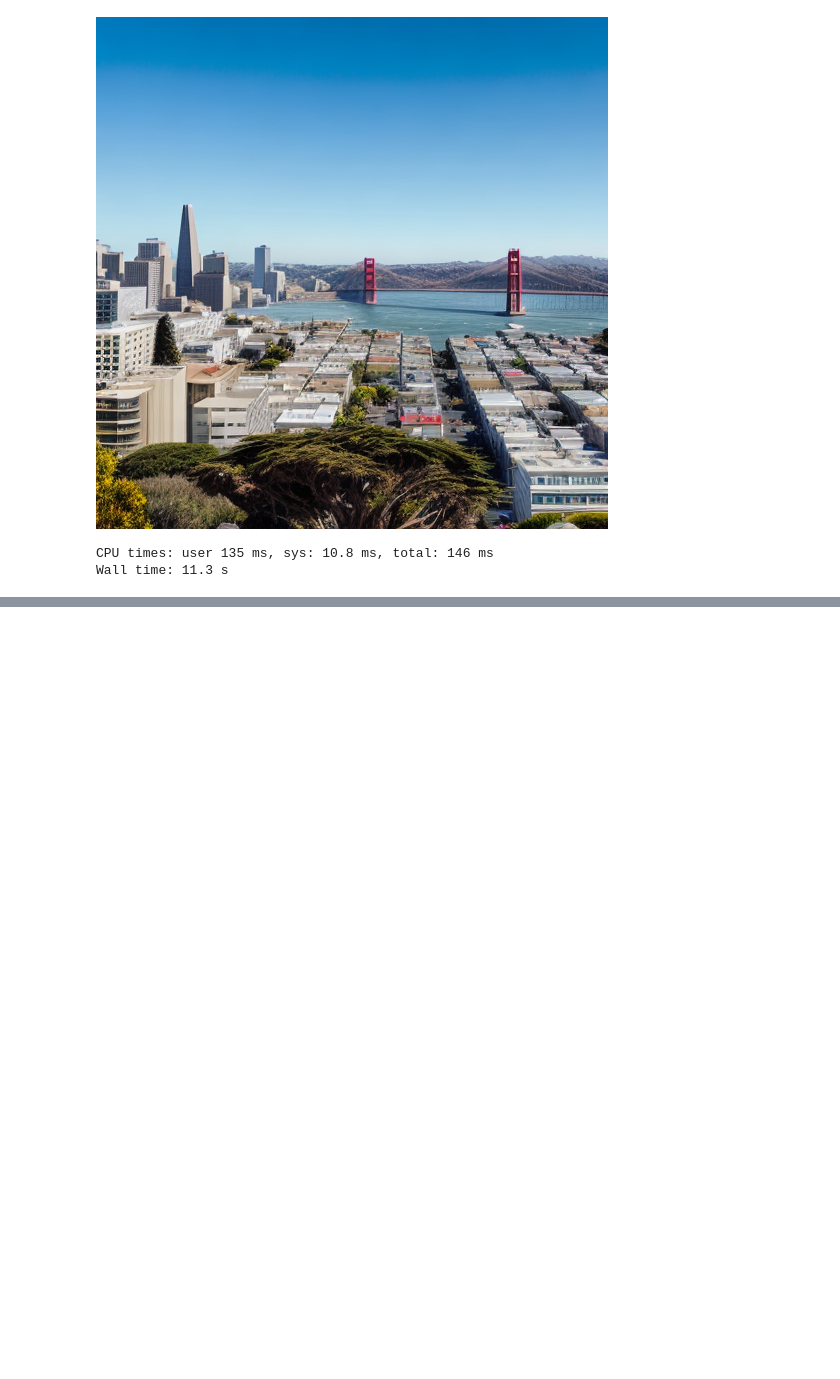
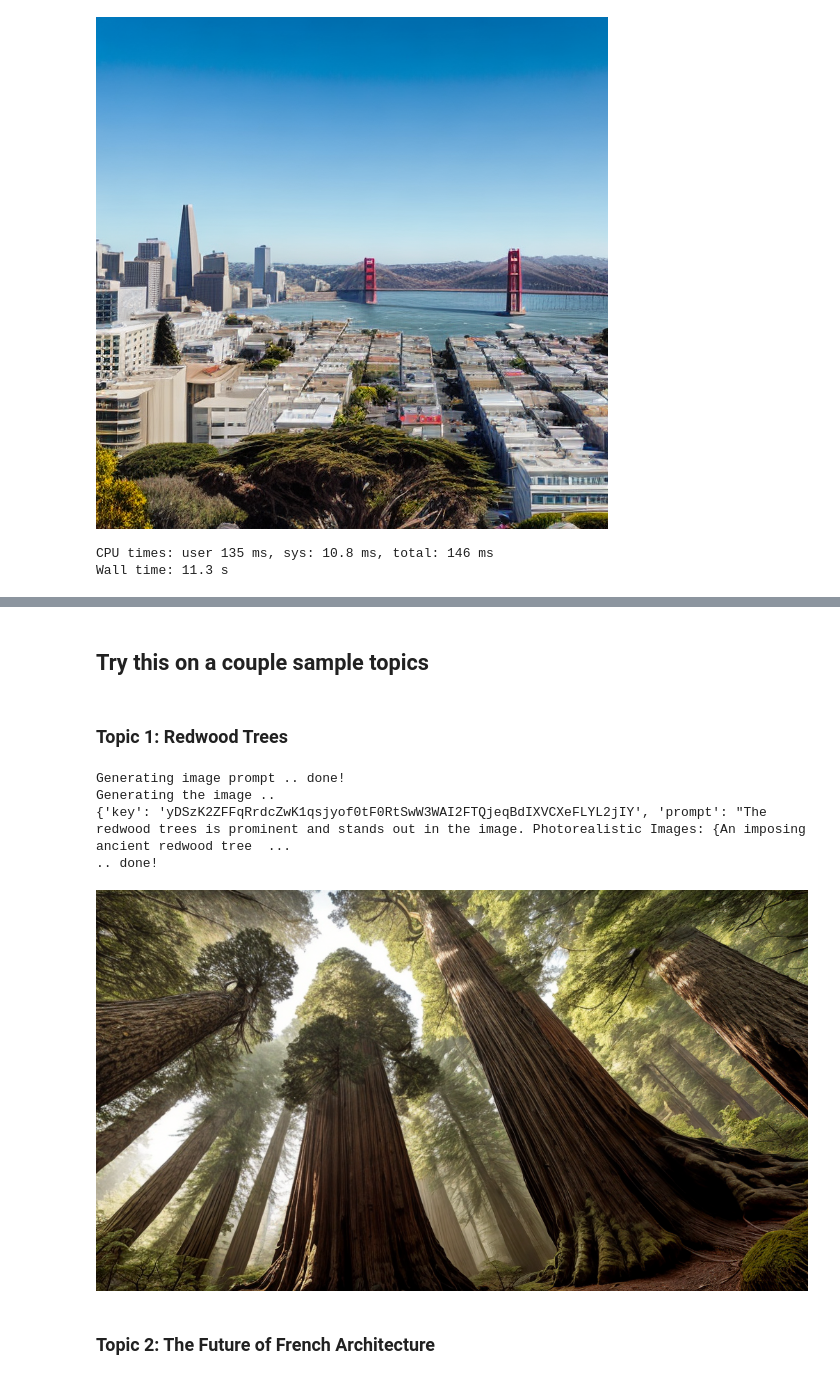
Before and after one commit to ashvardanian/extrapolaTED, a Jupyter notebook: article_generation/learn_to_generate_images.ipynb, the cells around one changed output, grey strips where cells are left out. Cells and saved outputs as stored; diff of their text form; code cells hidden in the pictures; blank space fills up the shorter version.

Commit message:
Use better image prompts.
Thanks to a good technique from Robert!

```diff
--- a/article_generation/learn_to_generate_images.ipynb
+++ b/article_generation/learn_to_generate_images.ipynb
@@ -70,0 +84,7 @@ Wall time: 11.3 s
+# %%
+# Load in the OpenAI API key.
+with open('config.json') as f:
+    openai.api_key = json.load(f)['api_key']
+# %%
+with open('betterfy_prompt.txt') as f:
+    betterfy_prompt = f.read()
@@ -70,0 +94,19 @@ Wall time: 11.3 s
+# %%
+def get_gpt_response(prompt, num_reply_tokens=7_000):
+    return openai.ChatCompletion.create(
+        model = 'gpt-4-32k',
+        messages = [
+            {
+                'role': 'user',
+                'content': prompt
+            }
+        ],
+        max_tokens = num_reply_tokens,
+        top_p = 1.0,
+        frequency_penalty = 0.0,
+        presence_penalty = 0.0
+    )['choices'][0]['message']['content']
+# %% [markdown]
+## Try this on a couple sample topics
+# %% [markdown]
+### Topic 1: Redwood Trees
@@ -70,0 +115,24 @@ Wall time: 11.3 s
+# %%
+init_prompt = f'The first slide image of a TED talk about {topic_str}'
+
+# Make the image prompt.
+gpt_prompt = betterfy_prompt.replace('@post', init_prompt)
+print('Generating image prompt .. ', end='', flush=True)
+gpt_reply = get_gpt_response(gpt_prompt)
+print('done!')
+img_prompt = f'The {topic_str} is prominent and stands out in the image. ' + gpt_reply
+
+# Generate the image.
+print('Generating the image .. ')
+img_url = ask_for_image_url(img_prompt, num_inference_steps=51, width=1024, height=576, enhance_prompt='no')
+img = display_image_from_url(img_url)
+print('.. done!')
+display(img)
+# %% [output]
+Generating image prompt .. done!
+Generating the image ..
+{'key': 'yDSzK2ZFFqRrdcZwK1qsjyof0tF0RtSwW3WAI2FTQjeqBdIXVCXeFLYL2jIY', 'prompt': "The redwood trees is prominent and stands out in the image. Photorealistic Images: {An imposing ancient redwood tree  ...
+.. done!
+[figure, added]
+# %% [markdown]
+### Topic 2: The Future of French Architecture
```
Also changed, not shown: parts of 12 cells of this notebook, 1 other file.
